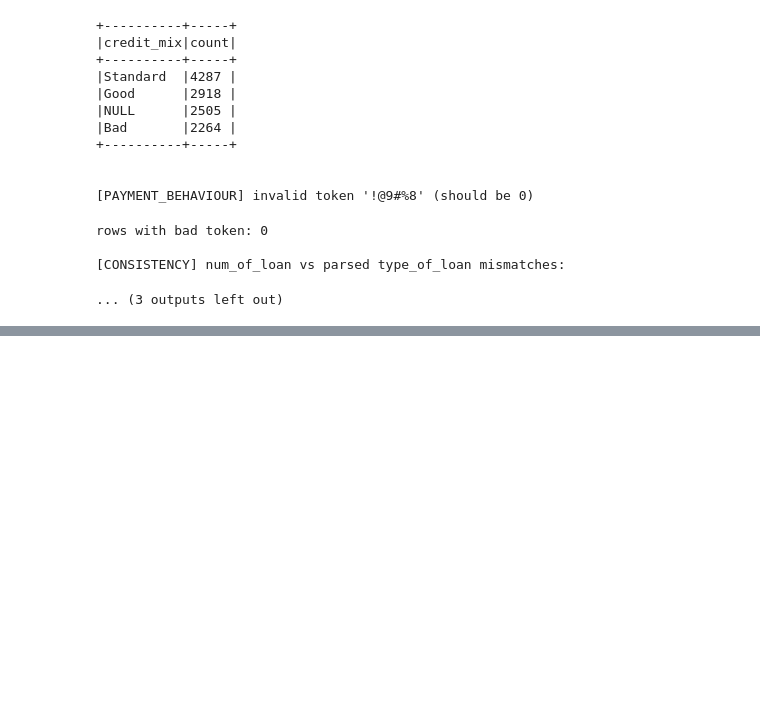
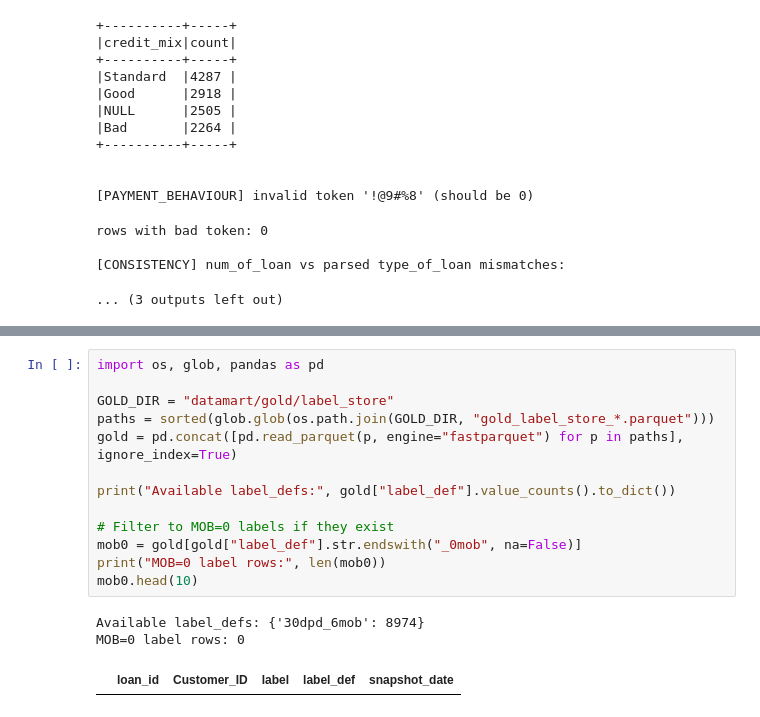
Before and after one commit to govanzz/MLE, a Jupyter notebook: Assignment_1/Sanity check.ipynb, the cells around one changed output, grey strips where cells are left out. Saved outputs shown, nothing was run; the diff lists cells and outputs as text; blank space fills up the shorter version.

```diff
--- a/Assignment_1/Sanity check.ipynb
+++ b/Assignment_1/Sanity check.ipynb
@@ -826,0 +933,17 @@ mismatch rows: 0
+# %%
+import os, glob, pandas as pd
+
+GOLD_DIR = "datamart/gold/label_store"
+paths = sorted(glob.glob(os.path.join(GOLD_DIR, "gold_label_store_*.parquet")))
+gold = pd.concat([pd.read_parquet(p, engine="fastparquet") for p in paths], ignore_index=True)
+
+print("Available label_defs:", gold["label_def"].value_counts().to_dict())
+
+# Filter to MOB=0 labels if they exist
+mob0 = gold[gold["label_def"].str.endswith("_0mob", na=False)]
+print("MOB=0 label rows:", len(mob0))
+mob0.head(10)
+# %% [output]
+Available label_defs: {'30dpd_6mob': 8974}
+MOB=0 label rows: 0
+|  | loan_id | Customer_ID | label | label_def | snapshot_date |
```
Also changed, not shown: parts of 15 cells of this notebook, 4 other files.
